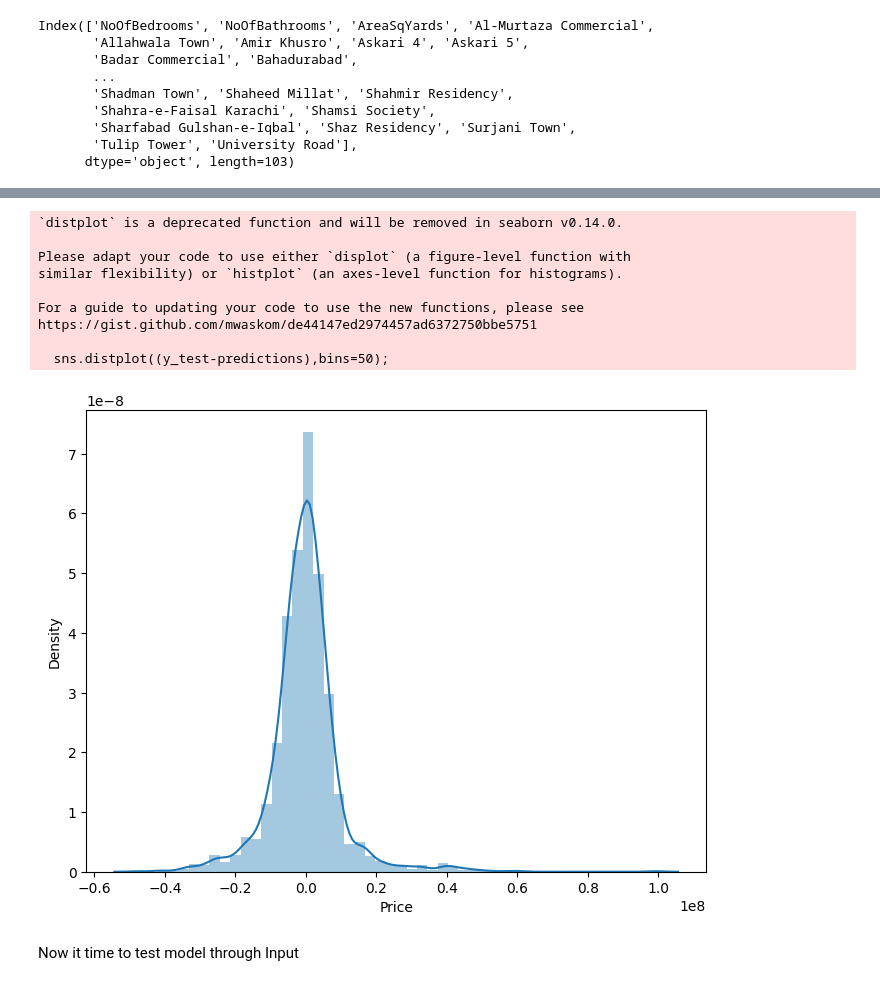
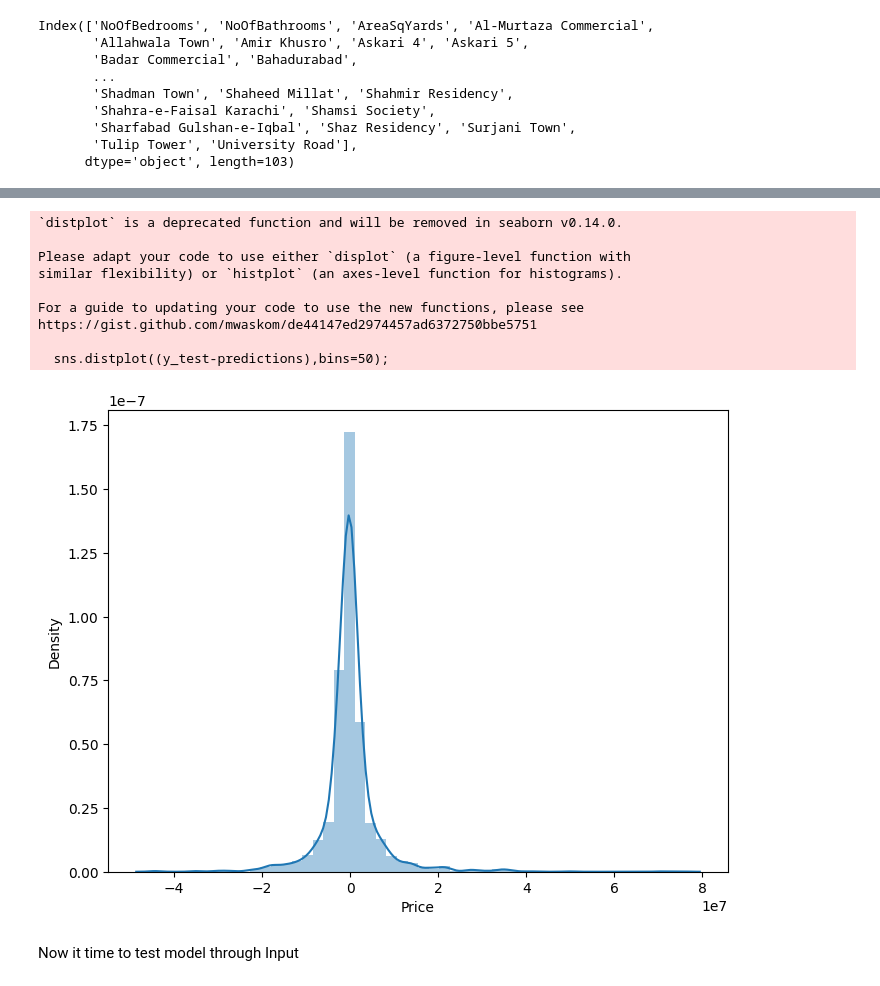
Before and after one commit to mustafaabadshah/ATS-Project-House-prices-in-Karachi, a Jupyter notebook: ML code.ipynb, the cells around one changed output, grey strips where cells are left out. Drawn from its saved outputs; the diff is of its cells as text; code cells hidden in the pictures.

```diff
--- a/ML code.ipynb
+++ b/ML code.ipynb
@@ -615,8 +618,15 @@ Applying ML Model
 from sklearn.model_selection import train_test_split # for dividing data into training and test sets
 from sklearn.linear_model import LinearRegression # for predicting price
 
+from sklearn.preprocessing import StandardScaler
 
-X_train, X_test, y_train, y_test = train_test_split(X, y, test_size=0.2, random_state=10)
+# Apply standard scaling
+scaler = StandardScaler()
+X_scaled = scaler.fit_transform(X)
+
+# Update the model training with scaled features
+X_train, X_test, y_train, y_test = train_test_split(X_scaled, y, test_size=0.2, random_state=10)
+
 lr = LinearRegression()
 lr.fit(X_train, y_train)
 lr.score(X_test, y_test)
@@ -709,3 +719,10 @@ dtr.fit(X, y)
 # %% [output]
 DecisionTreeRegressor(criterion='friedman_mse', random_state=0,
                       splitter='random')
+# %%
+#testing RandomForestRegressor and using it as prediction model because it has the best R² Score:  95%
+from sklearn.ensemble import RandomForestRegressor
+
+rf = RandomForestRegressor()
+rf.fit(X_train, y_train)
+rf_predictions = rf.predict(X_test)
@@ -711,0 +752,16 @@ DecisionTreeRegressor(criterion='friedman_mse', random_state=0,
+# %%
+from sklearn.model_selection import GridSearchCV
+
+param_grid = {
+    'n_estimators': [100, 200, 300],
+    'max_features': ['auto', 'sqrt', 'log2'],
+    'max_depth': [None, 10, 20, 30],
+    'min_samples_split': [2, 5, 10],
+    'min_samples_leaf': [1, 2, 4]
+}
+
+grid_search = GridSearchCV(estimator=best_rf, param_grid=param_grid, cv=5, n_jobs=-1, verbose=2, scoring='neg_mean_squared_error')
+grid_search.fit(X_train, y_train)
+
+print(f"Best Parameters: {grid_search.best_params_}")
+print(f"Best Score: {-grid_search.best_score_}")
@@ -711,0 +789,10 @@ DecisionTreeRegressor(criterion='friedman_mse', random_state=0,
+# %%
+best_rf = RandomForestRegressor(
+    max_depth=None,
+    max_features='log2',
+    min_samples_leaf=1,
+    min_samples_split=2,
+    n_estimators=300
+)
+best_rf.fit(X_train, y_train)
+best_rf_predictions = best_rf.predict(X_test)
@@ -746,20 +893,20 @@ plt.show()
 # %%
 #In the above scatter plot, we see data is in a line form,
 #which means our model has done good predictions.
 plt.figure(figsize=(8, 6))
-predictions = lr.predict(X_test)
+predictions = best_rf.predict(X_test)
 sns.distplot((y_test-predictions),bins=50);
 # %% [output]
 `distplot` is a deprecated function and will be removed in seaborn v0.14.0.
 
 Please adapt your code to use either `displot` (a figure-level function with
 similar flexibility) or `histplot` (an axes-level function for histograms).
 
 For a guide to updating your code to use the new functions, please see
 https://gist.github.com/mwaskom/de44147ed2974457ad6372750bbe5751
 
   sns.distplot((y_test-predictions),bins=50);
-[figure, old version]
+[figure, new version]
 # %%
 #In the above histogram plot, we see data is in bell shape (Normally Distributed),
 #which means our model has done good predictions.
```
Also changed, not shown: parts of 23 cells of this notebook, 1 other file.
